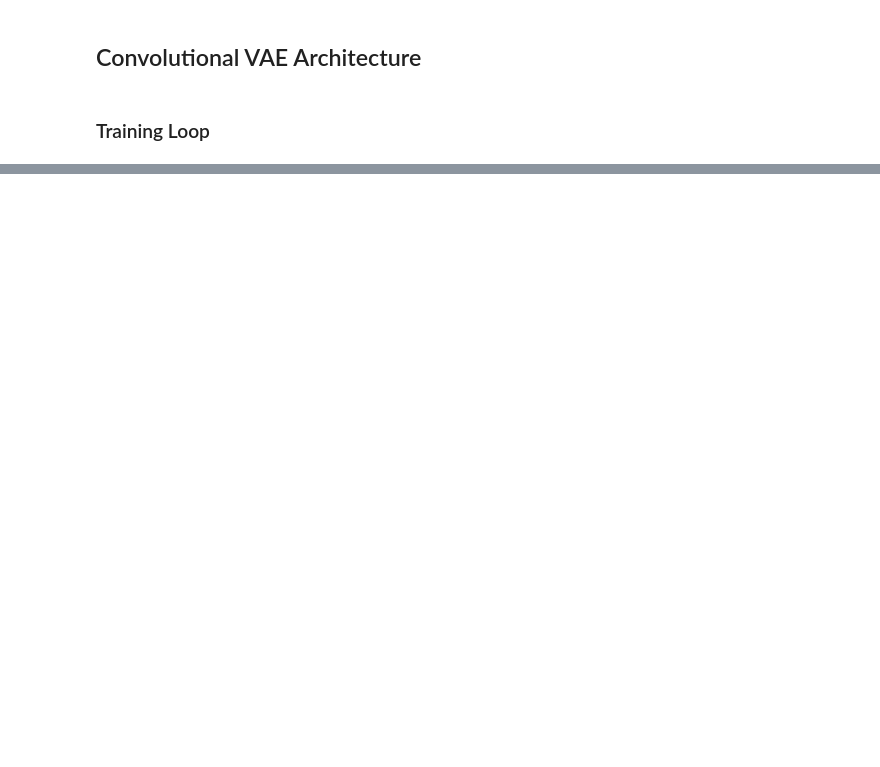
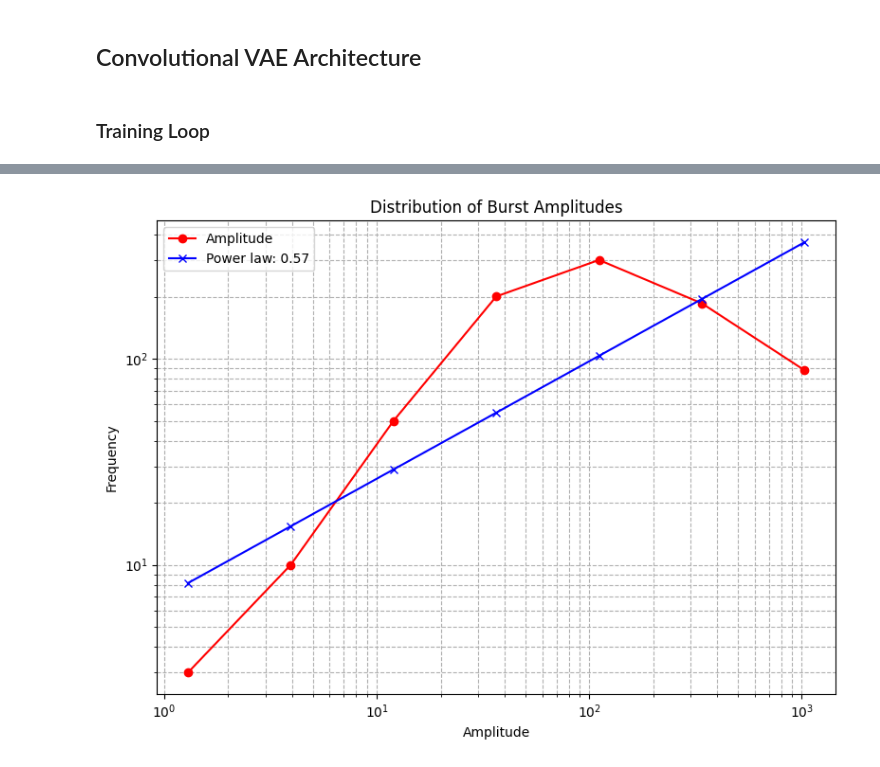
Before and after one commit to OmGuin/BASDL, a Jupyter notebook: CVAE.ipynb, the cells around one changed output, grey strips where cells are left out. Drawn from its saved outputs; the diff is of its cells as text; code cells hidden in the pictures; blank space fills up the shorter version.

```diff
--- a/CVAE.ipynb
+++ b/CVAE.ipynb
@@ -54,7 +67,7 @@ tensor([[[0.1466, 0.0000, 0.0000,  ..., 0.0000, 0.0000, 0.0000]],
 ## Convolutional VAE Architecture
 # %%
 class ConvVAE(nn.Module):
-    def __init__(self, input_length = 21, latent_dim = 8):
+    def __init__(self, input_length = 21, latent_dim = 3):
         super(ConvVAE, self).__init__()
         self.encoder = nn.Sequential(
             nn.Conv1d(1, 16, kernel_size=3, padding=1), #(B, 16, 21)
@@ -92,15 +105,15 @@ class ConvVAE(nn.Module):
         recon = self.decoder(z_dec)
         return recon, mu, logvar
 
-def vae_loss(recon, x, mu, logvar):
+def vae_loss(recon, x, mu, logvar, beta=0.001):
     recon_loss = F.mse_loss(recon, x, reduction='mean')
     kl_div = -0.5 * torch.mean(1 + logvar - mu.pow(2) - logvar.exp())
-    return recon_loss + kl_div
+    return recon_loss + beta*kl_div
 # %%
-loader = DataLoader(TensorDataset(X), batch_size = 64)
-model = ConvVAE(input_length=21, latent_dim=8).to(DEVICE)
+loader = DataLoader(TensorDataset(X), batch_size = 8)
+model = ConvVAE(input_length=21, latent_dim=3).to(DEVICE)
 optimizer = torch.optim.Adam(model.parameters(), lr = 1e-3)
-num_epochs = 25
+num_epochs = 5
 # %% [markdown]
 ### Training Loop
 # %%
@@ -181,0 +238,38 @@ fig.show()
+# %%
+latent_dim = 3
+num_samples = windows.shape[0]
+z = torch.randn(num_samples, latent_dim).to(DEVICE)
+with torch.no_grad():
+    decoded = model.decoder(model.decoder_input(z)) #[num_samples, 1, 21]
+    decoded = decoded.squeeze(1) #[num_samples, 21]
+generated_unscaled = decoded * (max_val - min_val) + min_val
+amplitudes = generated_unscaled.max(dim=1).values.cpu().numpy()
+
+#generated_amplitudes = np.max(decoded, axis = 1)
+#print(generated_amplitudes)
+bins = np.logspace(np.log10(max(min(amplitudes), 1e-6)), np.log10(max(amplitudes)), 20)
+hist, bin_edges = np.histogram(amplitudes, bins=bins)
+bin_centers = (bin_edges[:-1] + bin_edges[1:]) / 2
+
+nonzero = hist > 0 & (bin_centers > 0)
+x = bin_centers[nonzero]
+y = hist[nonzero]
+
+log_x = np.log10(x)
+log_y = np.log10(y)
+slope, intercept, r_value, p_value, std_err = linregress(log_x, log_y)
+fit_y = 10**(slope * log_x + intercept)
+
+plt.figure(figsize=(8, 6))
+plt.loglog(x, y, '-ro', label='Amplitude')
+plt.loglog(x, fit_y, '-bx', label=f'Power law: {slope:.2f}')
+plt.xlabel('Amplitude')
+plt.ylabel('Frequency')
+plt.title('Distribution of Burst Amplitudes')
+plt.legend()
+plt.grid(True, which="both", ls="--")
+plt.tight_layout()
+#plt.savefig(os.path.join(f'{data['newdir'].item()}', "ampdist"))
+plt.show()
+# %% [output]
+[figure, added]
```
Also changed, not shown: parts of 10 cells of this notebook, 5 other files.
